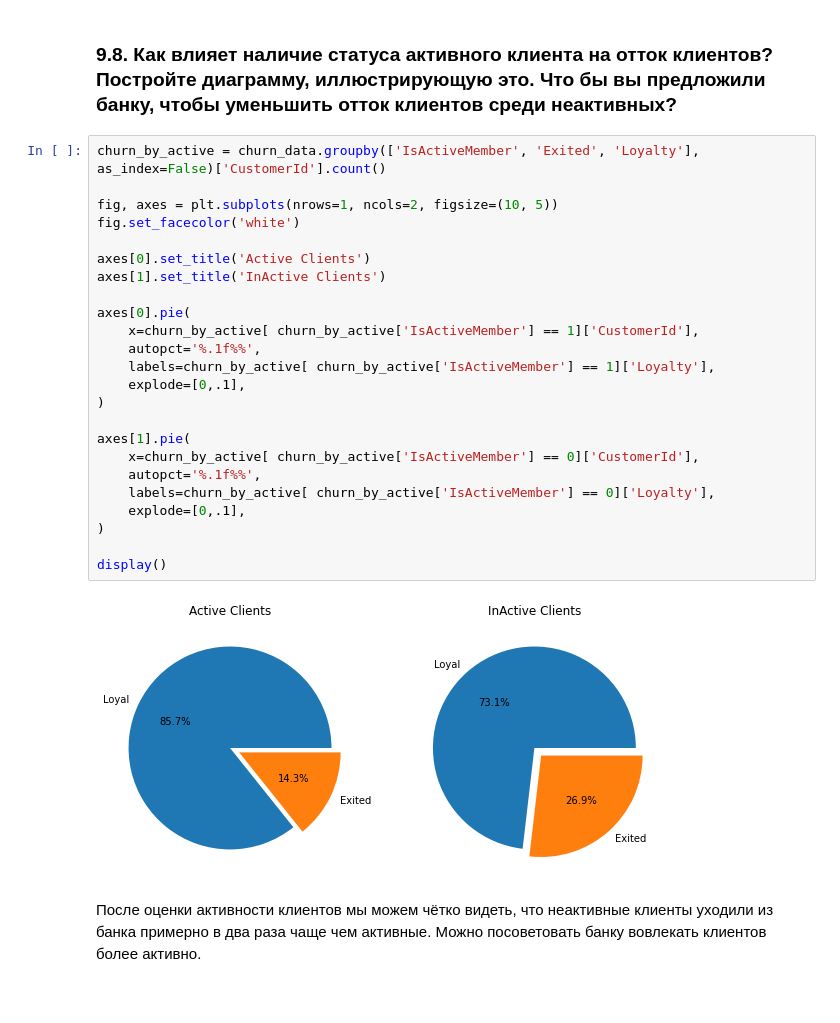
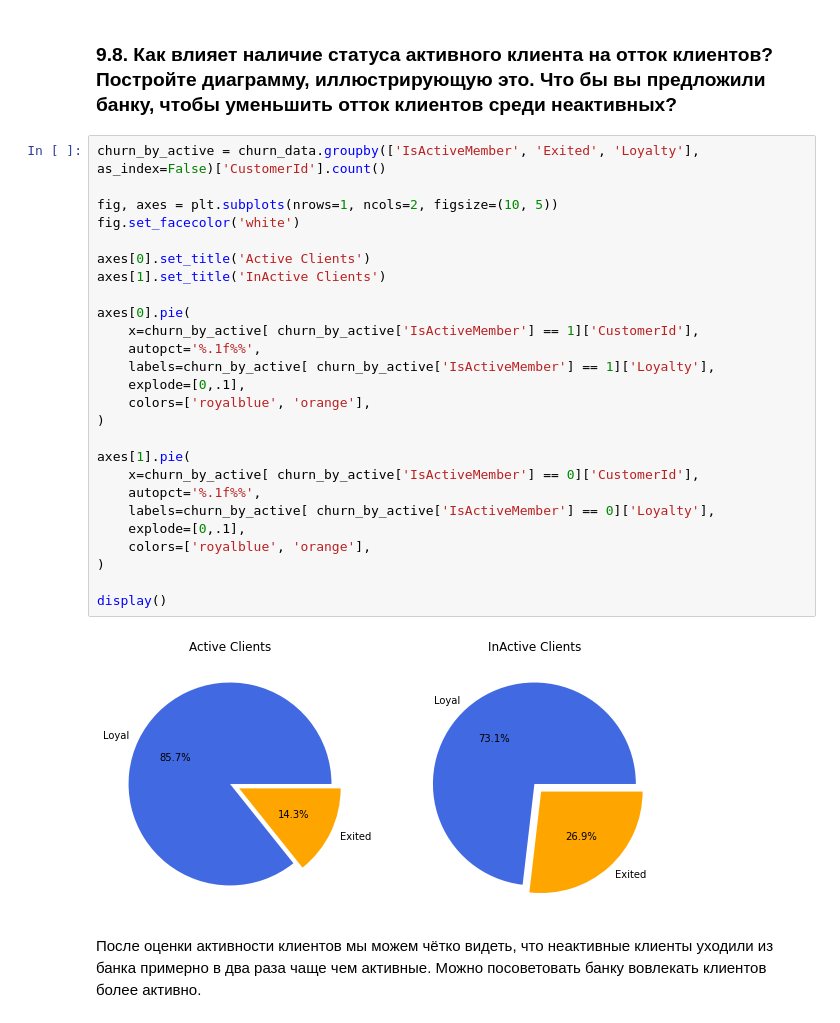
Before and after one commit to keloin/SF, a Jupyter notebook: python-13-churn-analysis/python-13-churn-analysis.ipynb, the cells around one changed output. Saved outputs shown, nothing was run; the diff lists cells and outputs as text.

```diff
--- a/python-13-churn-analysis/python-13-churn-analysis.ipynb
+++ b/python-13-churn-analysis/python-13-churn-analysis.ipynb
@@ -230,29 +264,31 @@ display(churn_by_num_of_products)
 # %%
 churn_by_active = churn_data.groupby(['IsActiveMember', 'Exited', 'Loyalty'], as_index=False)['CustomerId'].count()
 
 fig, axes = plt.subplots(nrows=1, ncols=2, figsize=(10, 5))
 fig.set_facecolor('white')
 
 axes[0].set_title('Active Clients')
 axes[1].set_title('InActive Clients')
 
 axes[0].pie(
     x=churn_by_active[ churn_by_active['IsActiveMember'] == 1]['CustomerId'],
     autopct='%.1f%%',
     labels=churn_by_active[ churn_by_active['IsActiveMember'] == 1]['Loyalty'],
     explode=[0,.1],
+    colors=['royalblue', 'orange'],
 )
 
 axes[1].pie(
     x=churn_by_active[ churn_by_active['IsActiveMember'] == 0]['CustomerId'],
     autopct='%.1f%%',
     labels=churn_by_active[ churn_by_active['IsActiveMember'] == 0]['Loyalty'],
     explode=[0,.1],
+    colors=['royalblue', 'orange'],
 )
 
 display()
 # %% [output]
-[figure, old version]
+[figure, new version]
 # %% [markdown]
 После оценки активности клиентов мы можем чётко видеть, что неактивные клиенты уходили из банка примерно в два раза чаще чем активные. Можно посоветовать банку вовлекать клиентов более активно.
 # %% [markdown]
```
Also changed, not shown: parts of 14 cells of this notebook.
